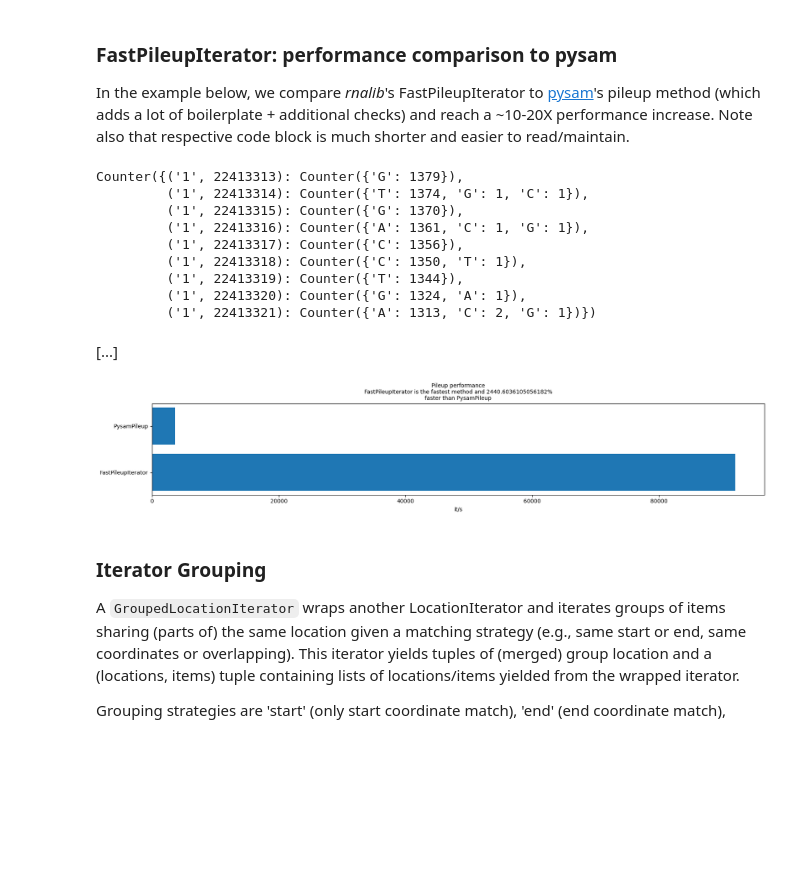
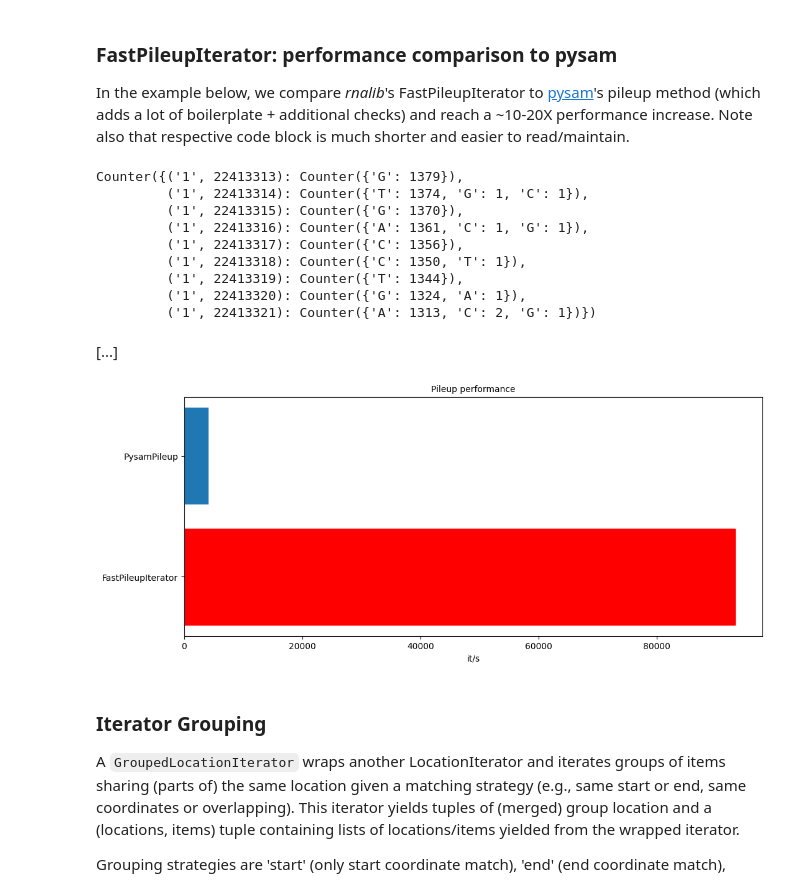
Before and after one commit to popitsch/rnalib, a Jupyter notebook: notebooks/AdvancedUsage.ipynb, the cells around one changed output. Drawn from its saved outputs; the diff is of its cells as text; code cells hidden in the pictures; blank space fills up the shorter version.

```diff
--- a/notebooks/AdvancedUsage.ipynb
+++ b/notebooks/AdvancedUsage.ipynb
@@ -686,35 +686,36 @@ with rna.Timer(times, 'PysamPileup') as timer:
                 if r.is_refskip:
                     continue
                 elif r.is_del:
                     ac2[pos][None]+=1
                 else:
                     ac2[pos][r.alignment.query_sequence[r.query_position]]+=1
 
 # PysamPileup will not iterate/report uncovered alignment columns.
 # So, here we add empty Counters for those positions
 for p in (ac1.keys() - ac2.keys()):
     ac2[p]=Counter()
 
 # now compare the resulting counters
 assert ac1==ac2
 
 # plot the times
-rna.plot_times('Pileup performance', times, n=len(reg), reference_method='FastPileupIterator')
+plt.rcParams["figure.figsize"] = (12,5)
+rna.plot_times('Pileup performance', times, n=len(reg), reference_method='FastPileupIterator', highlight_bar='FastPileupIterator')
 
 # show some example columns
 rna.head_counter(ac1)
 # %% [output]
 Counter({('1', 22413313): Counter({'G': 1379}),
          ('1', 22413314): Counter({'T': 1374, 'G': 1, 'C': 1}),
          ('1', 22413315): Counter({'G': 1370}),
          ('1', 22413316): Counter({'A': 1361, 'C': 1, 'G': 1}),
          ('1', 22413317): Counter({'C': 1356}),
          ('1', 22413318): Counter({'C': 1350, 'T': 1}),
          ('1', 22413319): Counter({'T': 1344}),
          ('1', 22413320): Counter({'G': 1324, 'A': 1}),
          ('1', 22413321): Counter({'A': 1313, 'C': 2, 'G': 1})})
 [...]
-[figure, old version]
+[figure, new version]
 # %% [markdown]
 ### Iterator Grouping
 A `GroupedLocationIterator` wraps another LocationIterator and iterates groups of items sharing (parts of) the same location given a matching strategy
```
Also changed, not shown: parts of 14 cells of this notebook, 15 other files.
